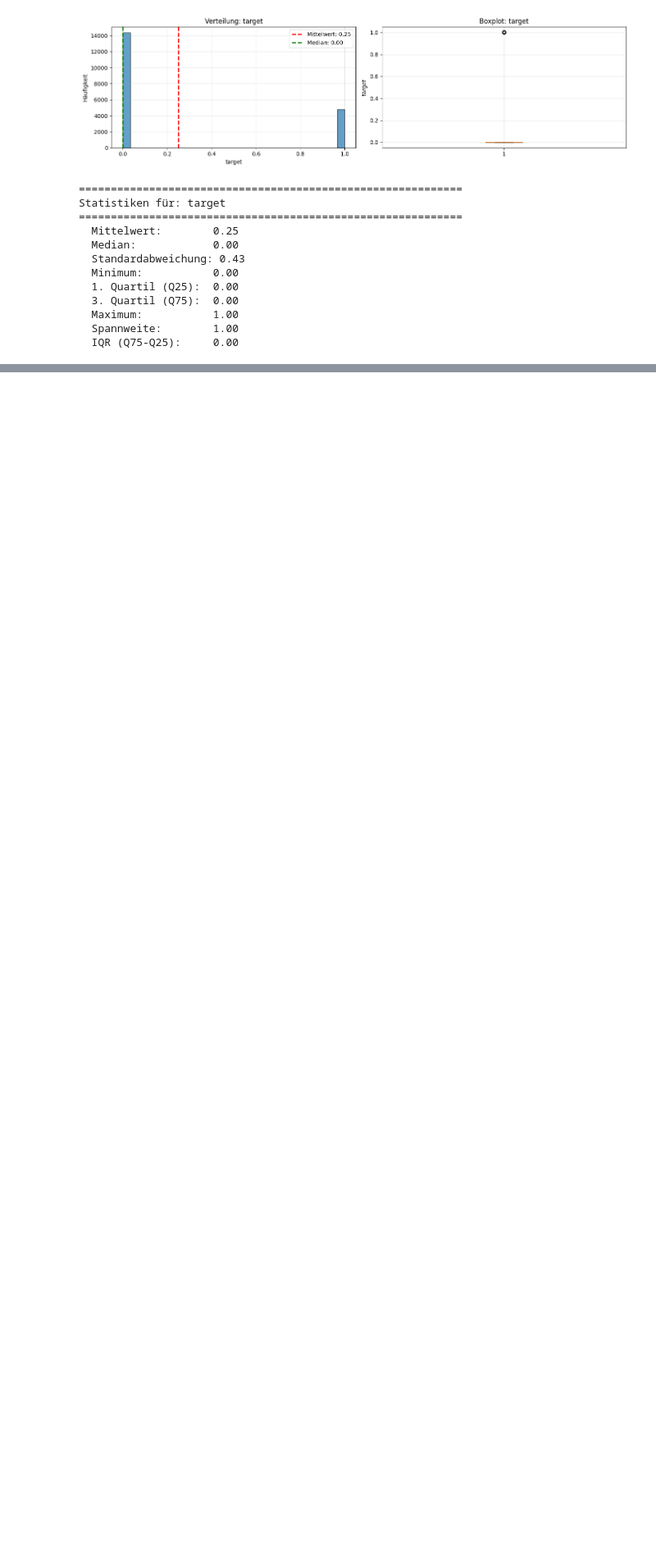
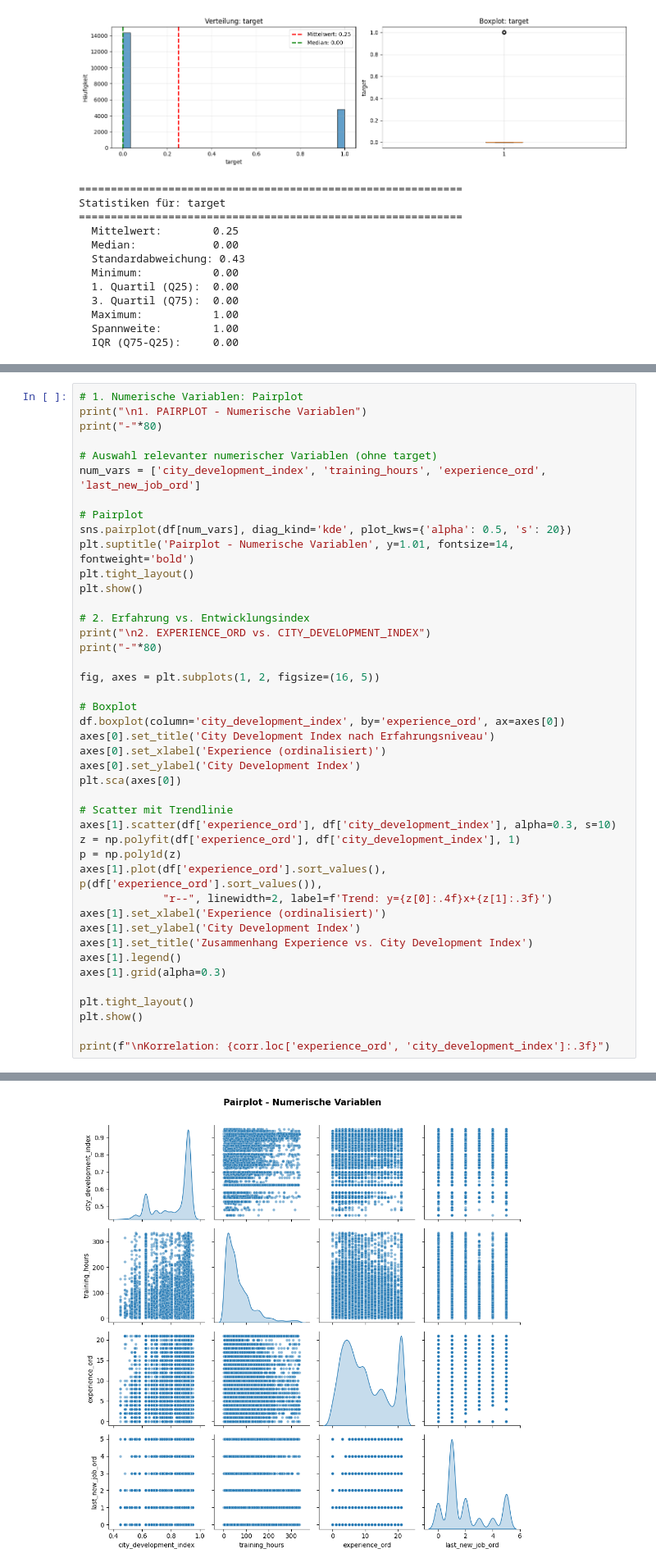
Before and after one commit to dan-am/data_analytics_master, a Jupyter notebook: 4_exploratory_analysis/4_eda.ipynb, the cells around one changed output, grey strips where cells are left out. Shown at 82% size. Drawn from its saved outputs; the diff is of its cells as text; blank space fills up the shorter version.

```diff
--- a/4_exploratory_analysis/4_eda.ipynb
+++ b/4_exploratory_analysis/4_eda.ipynb
@@ -278,0 +361,44 @@ Statistiken für: target
+# %%
+# 1. Numerische Variablen: Pairplot
+print("\n1. PAIRPLOT - Numerische Variablen")
+print("-"*80)
+
+# Auswahl relevanter numerischer Variablen (ohne target)
+num_vars = ['city_development_index', 'training_hours', 'experience_ord', 'last_new_job_ord']
+
+# Pairplot
+sns.pairplot(df[num_vars], diag_kind='kde', plot_kws={'alpha': 0.5, 's': 20})
+plt.suptitle('Pairplot - Numerische Variablen', y=1.01, fontsize=14, fontweight='bold')
+plt.tight_layout()
+plt.show()
+
+# 2. Erfahrung vs. Entwicklungsindex
+print("\n2. EXPERIENCE_ORD vs. CITY_DEVELOPMENT_INDEX")
+print("-"*80)
+
+fig, axes = plt.subplots(1, 2, figsize=(16, 5))
+
+# Boxplot
+df.boxplot(column='city_development_index', by='experience_ord', ax=axes[0])
+axes[0].set_title('City Development Index nach Erfahrungsniveau')
+axes[0].set_xlabel('Experience (ordinalisiert)')
+axes[0].set_ylabel('City Development Index')
+plt.sca(axes[0])
+
+# Scatter mit Trendlinie
+axes[1].scatter(df['experience_ord'], df['city_development_index'], alpha=0.3, s=10)
+z = np.polyfit(df['experience_ord'], df['city_development_index'], 1)
+p = np.poly1d(z)
+axes[1].plot(df['experience_ord'].sort_values(), p(df['experience_ord'].sort_values()),
+             "r--", linewidth=2, label=f'Trend: y={z[0]:.4f}x+{z[1]:.3f}')
+axes[1].set_xlabel('Experience (ordinalisiert)')
+axes[1].set_ylabel('City Development Index')
+axes[1].set_title('Zusammenhang Experience vs. City Development Index')
+axes[1].legend()
+axes[1].grid(alpha=0.3)
+
+plt.tight_layout()
+plt.show()
+
+print(f"\nKorrelation: {corr.loc['experience_ord', 'city_development_index']:.3f}")
+# %% [output]
@@ -278,0 +407 @@ Statistiken für: target
+[figure, added]
```
Also changed, not shown: parts of 15 cells of this notebook, 3 other files.
